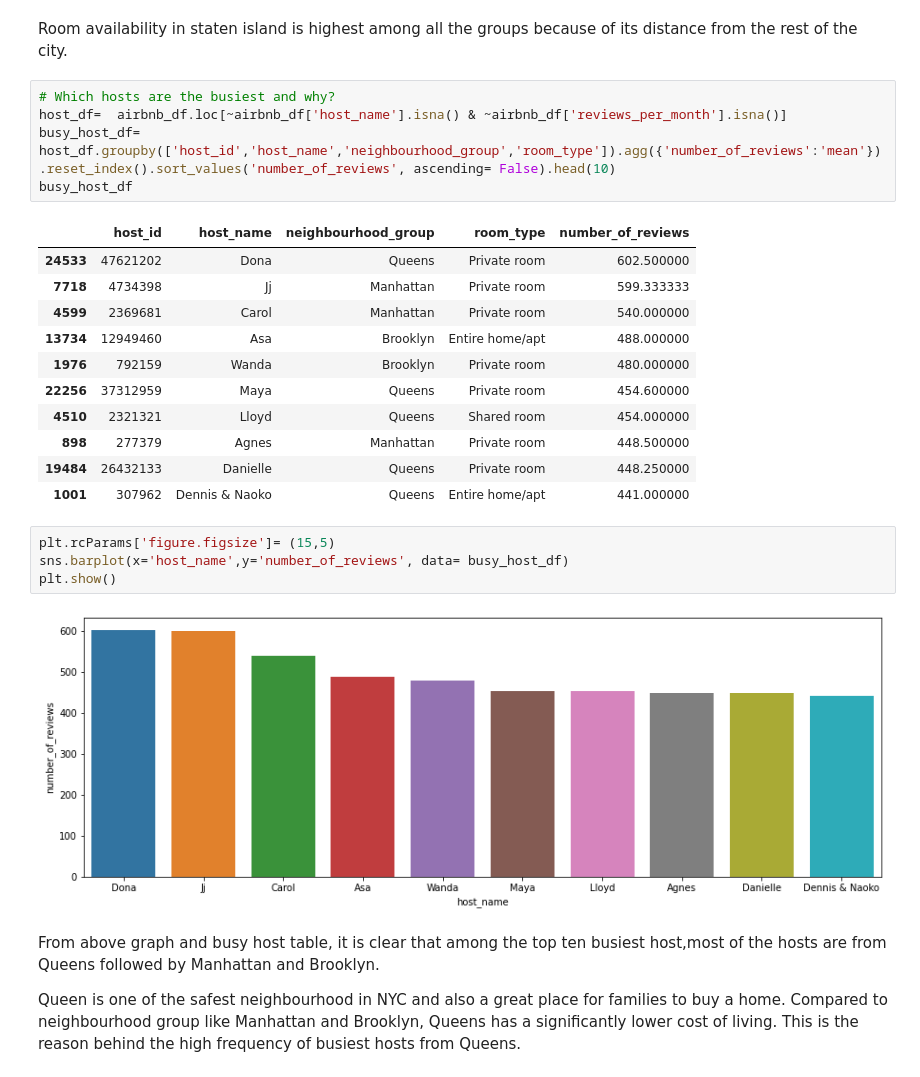
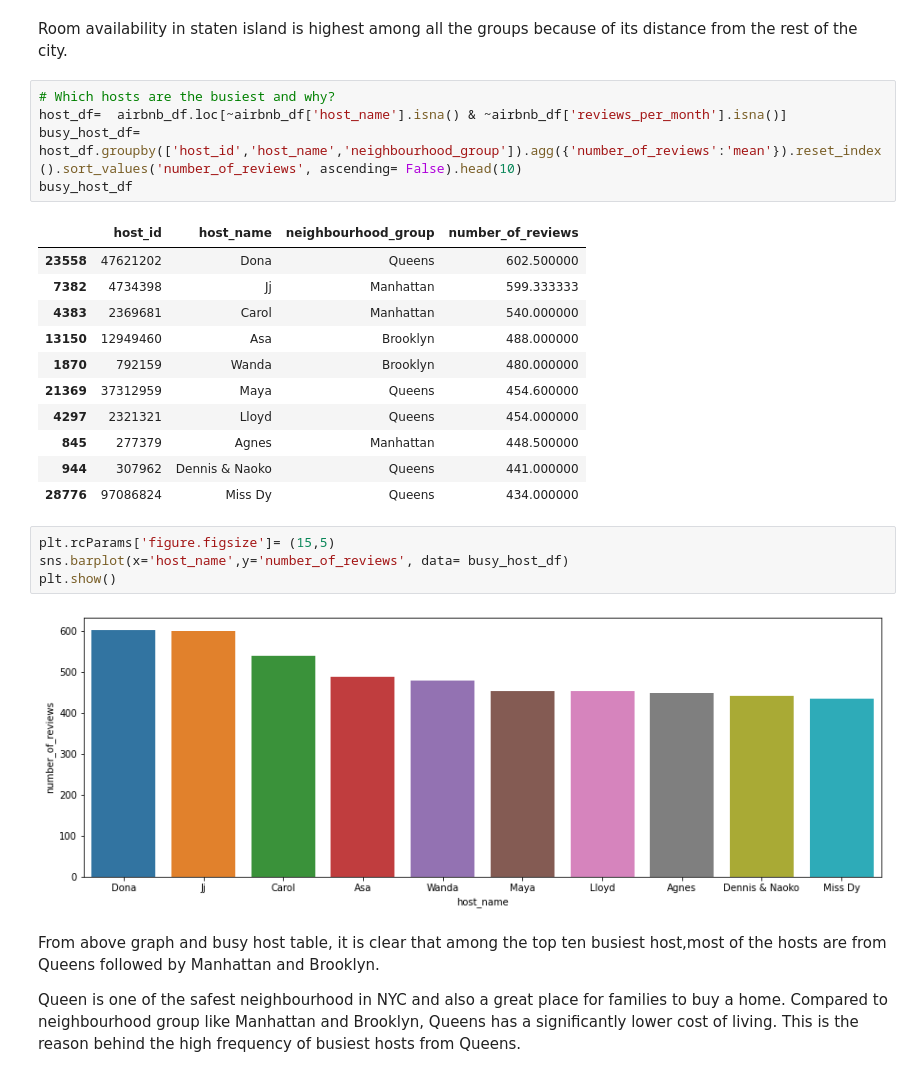
Before and after one commit to shubham-bhadouria/Airbnb--data-analysis, a Jupyter notebook: Shubham_Bhadouria_Airbnb_Bookings_Analysis_Capstone_Project.ipynb, the cells around one changed output. Saved outputs shown, nothing was run; the diff lists cells and outputs as text.

```diff
--- a/Shubham_Bhadouria_Airbnb_Bookings_Analysis_Capstone_Project.ipynb
+++ b/Shubham_Bhadouria_Airbnb_Bookings_Analysis_Capstone_Project.ipynb
@@ -500,26 +503,26 @@ Room availability in staten island is highest among all the groups because of it
 # %%
 # Which hosts are the busiest and why?
 host_df=  airbnb_df.loc[~airbnb_df['host_name'].isna() & ~airbnb_df['reviews_per_month'].isna()]
-busy_host_df= host_df.groupby(['host_id','host_name','neighbourhood_group','room_type']).agg({'number_of_reviews':'mean'}).reset_index().sort_values('number_of_reviews', ascending= False).head(10)
+busy_host_df= host_df.groupby(['host_id','host_name','neighbourhood_group']).agg({'number_of_reviews':'mean'}).reset_index().sort_values('number_of_reviews', ascending= False).head(10)
 busy_host_df
 # %% [output]
-|  | host_id | host_name | neighbourhood_group | room_type | number_of_reviews |
-| 24533 | 47621202 | Dona | Queens | Private room | 602.500000 |
-| 7718 | 4734398 | Jj | Manhattan | Private room | 599.333333 |
-| 4599 | 2369681 | Carol | Manhattan | Private room | 540.000000 |
-| 13734 | 12949460 | Asa | Brooklyn | Entire home/apt | 488.000000 |
-| 1976 | 792159 | Wanda | Brooklyn | Private room | 480.000000 |
-| 22256 | 37312959 | Maya | Queens | Private room | 454.600000 |
-| 4510 | 2321321 | Lloyd | Queens | Shared room | 454.000000 |
-| 898 | 277379 | Agnes | Manhattan | Private room | 448.500000 |
-| 19484 | 26432133 | Danielle | Queens | Private room | 448.250000 |
-| 1001 | 307962 | Dennis & Naoko | Queens | Entire home/apt | 441.000000 |
+|  | host_id | host_name | neighbourhood_group | number_of_reviews |
+| 23558 | 47621202 | Dona | Queens | 602.500000 |
+| 7382 | 4734398 | Jj | Manhattan | 599.333333 |
+| 4383 | 2369681 | Carol | Manhattan | 540.000000 |
+| 13150 | 12949460 | Asa | Brooklyn | 488.000000 |
+| 1870 | 792159 | Wanda | Brooklyn | 480.000000 |
+| 21369 | 37312959 | Maya | Queens | 454.600000 |
+| 4297 | 2321321 | Lloyd | Queens | 454.000000 |
+| 845 | 277379 | Agnes | Manhattan | 448.500000 |
+| 944 | 307962 | Dennis & Naoko | Queens | 441.000000 |
+| 28776 | 97086824 | Miss Dy | Queens | 434.000000 |
 # %%
 plt.rcParams['figure.figsize']= (15,5)
 sns.barplot(x='host_name',y='number_of_reviews', data= busy_host_df)
 plt.show()
 # %% [output]
-[figure, old version]
+[figure, new version]
 # %% [markdown]
 From above graph and busy host table, it is clear that among the top ten busiest host,most of the hosts are from Queens followed by Manhattan and Brooklyn.
 
```
Also changed, not shown: parts of 12 cells of this notebook.
